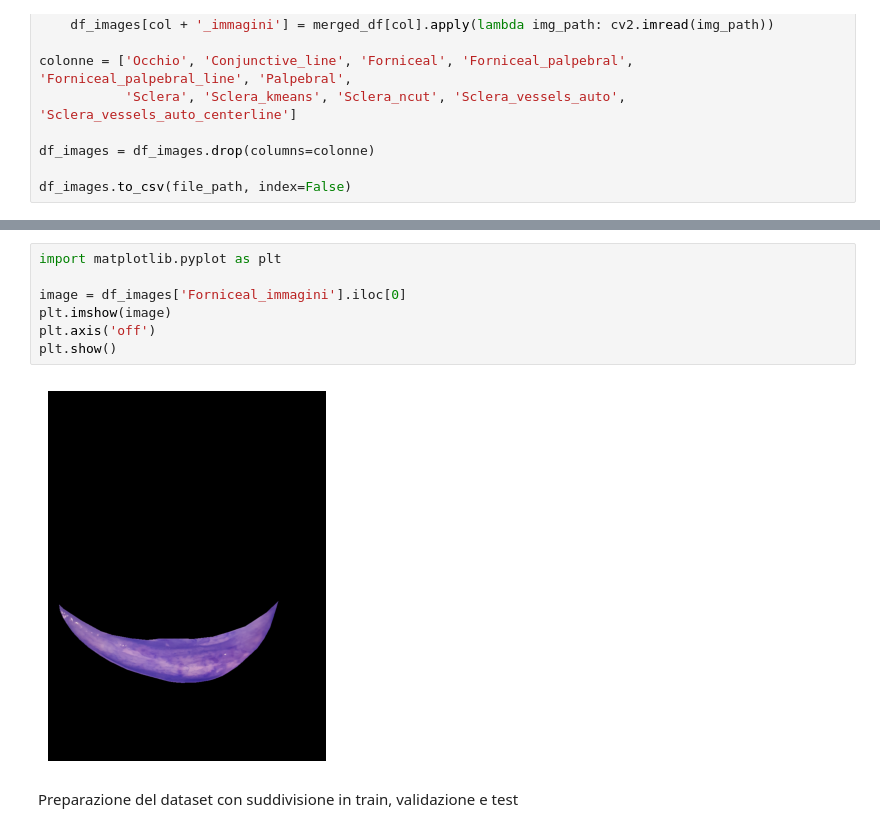
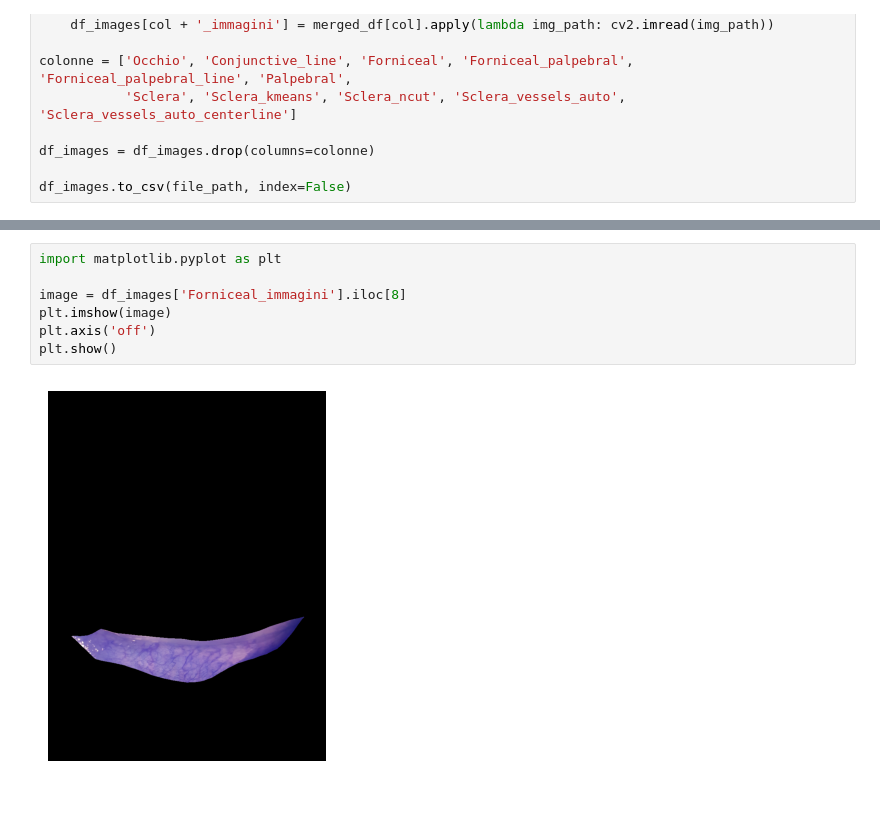
Before and after one commit to domenico1995/SM, a Jupyter notebook: entrazione_dati.ipynb, the cells around one changed output, grey strips where cells are left out. Drawn from its saved outputs; the diff is of its cells as text; blank space fills up the shorter version.

```diff
--- a/entrazione_dati.ipynb
+++ b/entrazione_dati.ipynb
@@ -433,11 +444,9 @@ df_images.to_csv(file_path, index=False)
 # %%
 import matplotlib.pyplot as plt
 
-image = df_images['Forniceal_immagini'].iloc[0]
+image = df_images['Forniceal_immagini'].iloc[8]
 plt.imshow(image)
 plt.axis('off')
 plt.show()
 # %% [output]
-[figure, old version]
+[figure, new version]
-# %% [markdown]
-Preparazione del dataset con suddivisione in train, validazione e test
```
Also changed, not shown: parts of 3 cells of this notebook.
